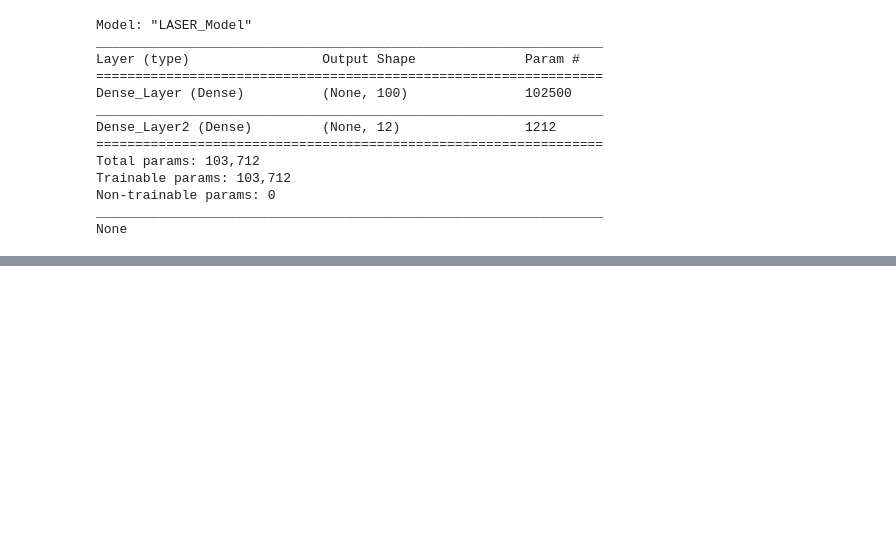
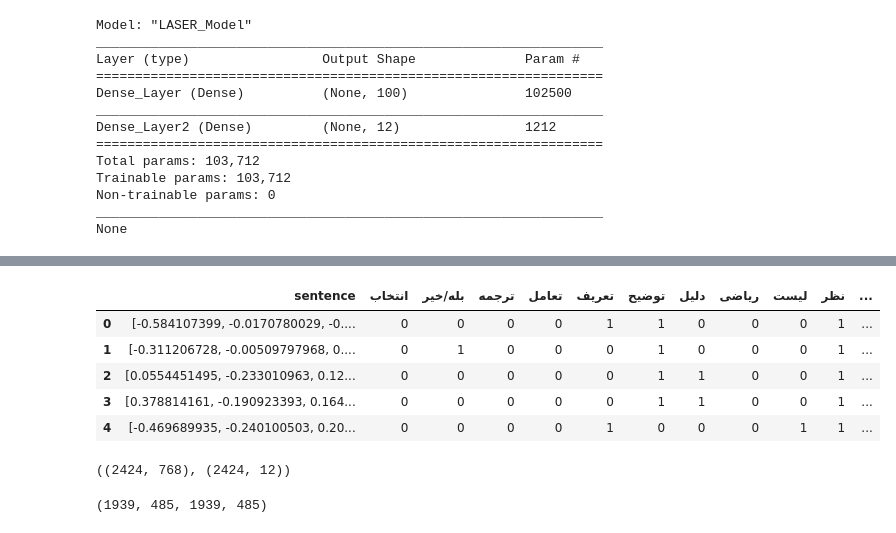
Before and after one commit to AliAkbarBadri/q-type-topic, a Jupyter notebook: LSTM.ipynb, the cells around one changed output, grey strips where cells are left out. Saved outputs shown, nothing was run; the diff lists cells and outputs as text; code cells hidden in the pictures; blank space fills up the shorter version.

```diff
--- a/LSTM.ipynb
+++ b/LSTM.ipynb
@@ -289,0 +272,25 @@ None
+# %%
+df_types_bert = pd.read_csv("/content/drive/My Drive/topics-for-types/df_types_bert.csv")
+df_types_bert['sentence'] = df_types_bert['sentence'].apply(lambda x:
+                           np.fromstring(
+                               x.replace('\n','')
+                                .replace('[','')
+                                .replace(']','')
+                                .replace('  ',' '), sep=' '))
+df_types_bert.head()
+# %% [output]
+|  | sentence | انتخاب | بله/خیر | ترجمه | تعامل | تعریف | توضیح | دلیل | ریاضی | لیست | نظر | ... |
+| 0 | [-0.584107399, -0.0170780029, -0.... | 0 | 0 | 0 | 0 | 1 | 1 | 0 | 0 | 0 | 1 | ... |
+| 1 | [-0.311206728, -0.00509797968, 0.... | 0 | 1 | 0 | 0 | 0 | 1 | 0 | 0 | 0 | 1 | ... |
+| 2 | [0.0554451495, -0.233010963, 0.12... | 0 | 0 | 0 | 0 | 0 | 1 | 1 | 0 | 0 | 1 | ... |
+| 3 | [0.378814161, -0.190923393, 0.164... | 0 | 0 | 0 | 0 | 0 | 1 | 1 | 0 | 0 | 1 | ... |
+| 4 | [-0.469689935, -0.240100503, 0.20... | 0 | 0 | 0 | 0 | 1 | 0 | 0 | 0 | 1 | 1 | ... |
+# %%
+X = np.array(df_types_bert[df_types_bert.columns[0]])
+X = np.vstack(X)
+
+Y = df_types[df_types_bert.columns[1:]].values
+
+X.shape, Y.shape
+# %% [output]
+((2424, 768), (2424, 12))
@@ -289,0 +299,4 @@ None
+# %%
+len(X_train),len(X_test),len(y_train),len(y_test)
+# %% [output]
+(1939, 485, 1939, 485)
```
Also changed, not shown: parts of 63 cells of this notebook.
